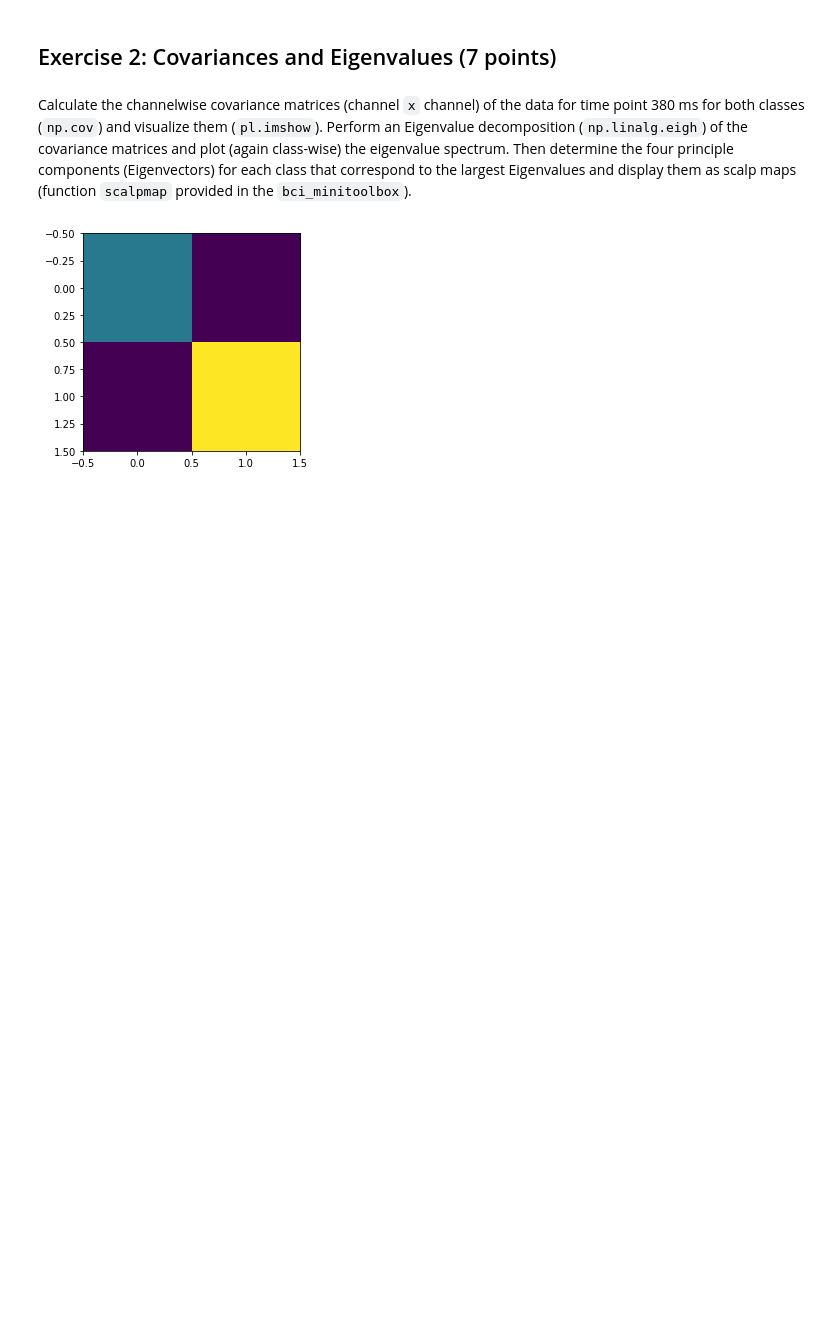
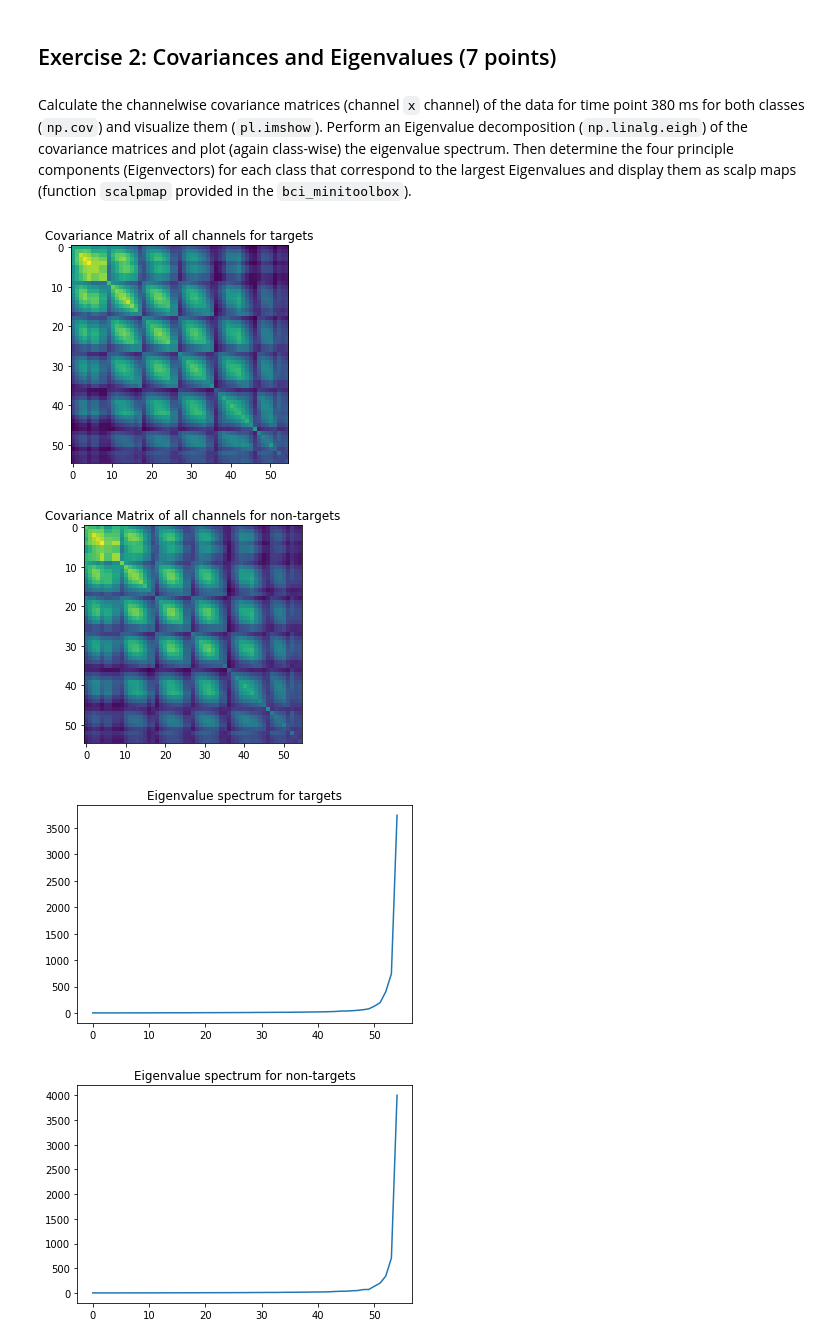
Before and after one commit to JuliusCosmoRomeo/bci_tutorials, a Jupyter notebook: 2/2018ws-BCIIL-Sheet02-Julius-Rudolph-Raoul-Baron.ipynb, the cells around one changed output. Cells and saved outputs as stored; diff of their text form; code cells hidden in the pictures; blank space fills up the shorter version.

```diff
--- a/2/2018ws-BCIIL-Sheet02-Julius-Rudolph-Raoul-Baron.ipynb
+++ b/2/2018ws-BCIIL-Sheet02-Julius-Rudolph-Raoul-Baron.ipynb
@@ -107,28 +107,42 @@ plt.show()
 # %% [markdown]
 Calculate the channelwise covariance matrices (channel `x` channel) of the data for time point 380 ms for both classes (`np.cov`) and visualize them (`pl.imshow`).
 Perform an Eigenvalue decomposition (`np.linalg.eigh`) of the covariance matrices and plot (again class-wise) the eigenvalue spectrum. Then determine the four principle components (Eigenvectors) for each class that correspond to the largest Eigenvalues and display them as scalp maps (function `scalpmap` provided in the `bci_minitoolbox`).
-# %%
-time_mask = epo_t ==380
-for i in range(0,len(clab)):
-    for j in range(i+1,len(clab)):
-
-        epo1 = epo[time_mask, i, :]
-        epo2 = epo[time_mask, j, :]
-
-        epo1_values_targets = epo1[:,mrk_class==1]
-        epo2_values_targets = epo2[:,mrk_class==1]
-
-        epo1_values_no_targets = epo1[:,mrk_class==0]
-        epo2_values_no_targets = epo2[:,mrk_class==0]
-
-        #calc covariance matrix for non targets
-        cov_matrix_targets = np.cov(epo1_values_targets, epo2_values_targets)
-        cov_matrix_no_targets = np.cov(epo1_values_no_targets, epo2_values_no_targets)
-
-        plt.imshow(cov_matrix_targets)
-
-        #val,vecs = np.linalg.eig(cov_matrix)
-        #length = np.sqrt(val)
-        #plt.show()
-# %% [output]
-[figure, removed]
+# %%
+time_mask = epo_t == 380
+
+masked = epo[time_mask, :, :]
+targets = masked[:,:,mrk_class==1]
+cov_matrix_targets = np.cov(targets[0], ddof=1)
+plt.imshow(cov_matrix_targets)
+plt.title("Covariance Matrix of all channels for targets")
+plt.show()
+no_targets = masked[:,:,mrk_class==0]
+cov_matrix_no_targets = np.cov(no_targets[0], ddof=1)
+plt.imshow(cov_matrix_no_targets)
+plt.title("Covariance Matrix of all channels for non-targets")
+plt.show()
+
+target_vals, target_vecs = np.linalg.eigh(cov_matrix_targets)
+plt.plot(target_vals)
+plt.title("Eigenvalue spectrum for targets")
+plt.show()
+
+no_target_vals, no_target_vecs = np.linalg.eigh(cov_matrix_no_targets)
+plt.plot(no_target_vals)
+plt.title("Eigenvalue spectrum for non-targets")
+plt.show()
+
+plt.title("Scalpmaps for largest eigenvalues of of targets")
+max_vals = target_vals.argsort()[-4:][::-1]
+for eigen_val_index in max_vals:
+    bci.scalpmap(mnt, target_vecs[eigen_val_index])
+
+plt.title("Scalpmaps for largest eigenvalues of non-targets")
+max_vals = no_target_vals.argsort()[-4:][::-1]
+for eigen_val_index in max_vals:
+    bci.scalpmap(mnt, no_target_vecs[eigen_val_index], cb_label='potential [uV]')
+# %% [output]
+[figure, added]
+[figure, added]
+[figure, added]
+[figure, added]
```
Also changed, not shown: parts of 2 cells of this notebook, 1 other file.
